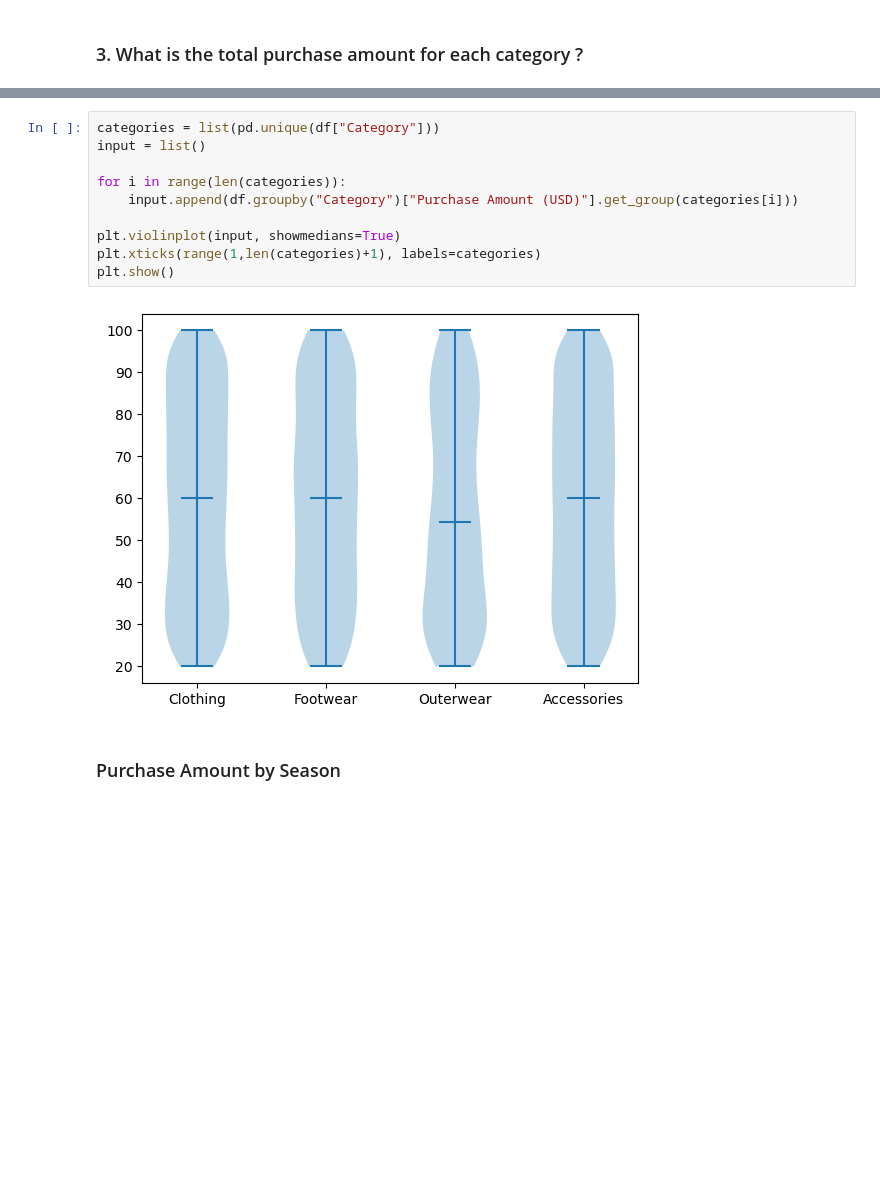
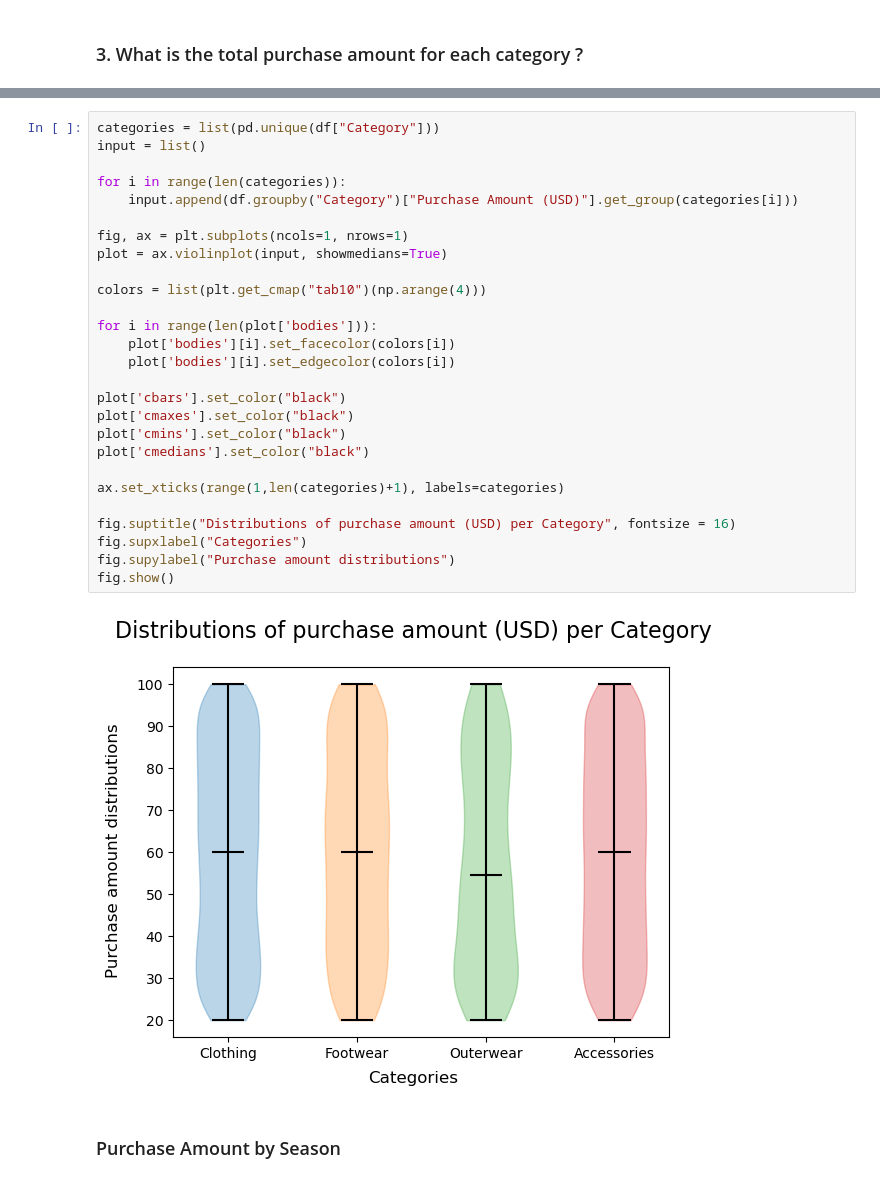
Before and after one commit to npicaut/EDA_shopping_trends, a Jupyter notebook: shopping-trends.ipynb, the cells around one changed output, grey strips where cells are left out. Cells and saved outputs as stored; diff of their text form; blank space fills up the shorter version.

```diff
--- a/shopping-trends.ipynb
+++ b/shopping-trends.ipynb
@@ -156,15 +169,32 @@ Name: Purchase Amount (USD), dtype: int64
 # %%
 categories = list(pd.unique(df["Category"]))
 input = list()
 
 for i in range(len(categories)):
     input.append(df.groupby("Category")["Purchase Amount (USD)"].get_group(categories[i]))
 
-plt.violinplot(input, showmedians=True)
-plt.xticks(range(1,len(categories)+1), labels=categories)
-plt.show()
+fig, ax = plt.subplots(ncols=1, nrows=1)
+plot = ax.violinplot(input, showmedians=True)
+
+colors = list(plt.get_cmap("tab10")(np.arange(4)))
+
+for i in range(len(plot['bodies'])):
+    plot['bodies'][i].set_facecolor(colors[i])
+    plot['bodies'][i].set_edgecolor(colors[i])
+
+plot['cbars'].set_color("black")
+plot['cmaxes'].set_color("black")
+plot['cmins'].set_color("black")
+plot['cmedians'].set_color("black")
+
+ax.set_xticks(range(1,len(categories)+1), labels=categories)
+
+fig.suptitle("Distributions of purchase amount (USD) per Category", fontsize = 16)
+fig.supxlabel("Categories")
+fig.supylabel("Purchase amount distributions")
+fig.show()
 # %% [output]
-[figure, old version]
+[figure, new version]
 # %% [markdown]
 ### Purchase Amount by Season
 # %%
```
Also changed, not shown: parts of 7 cells of this notebook.
